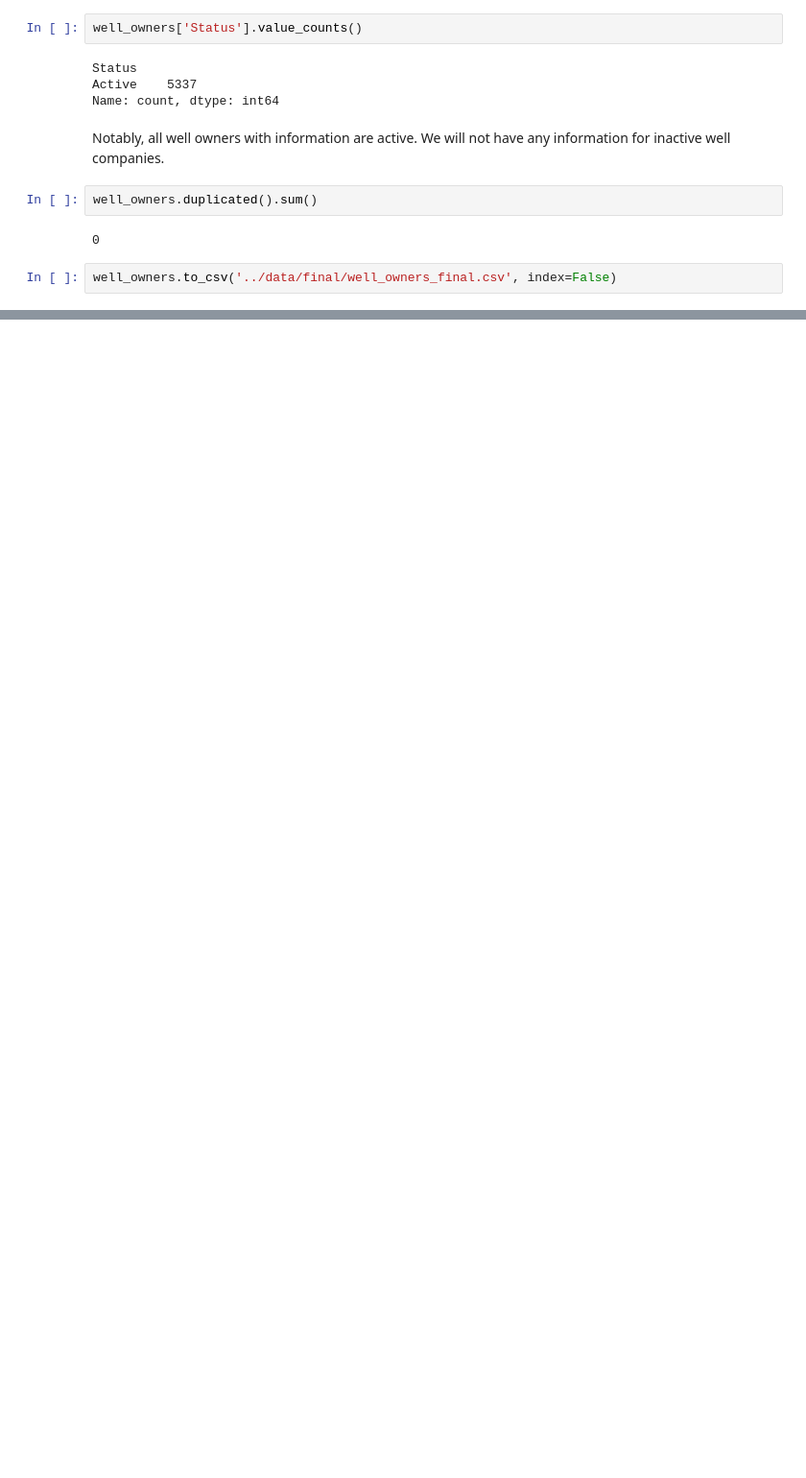
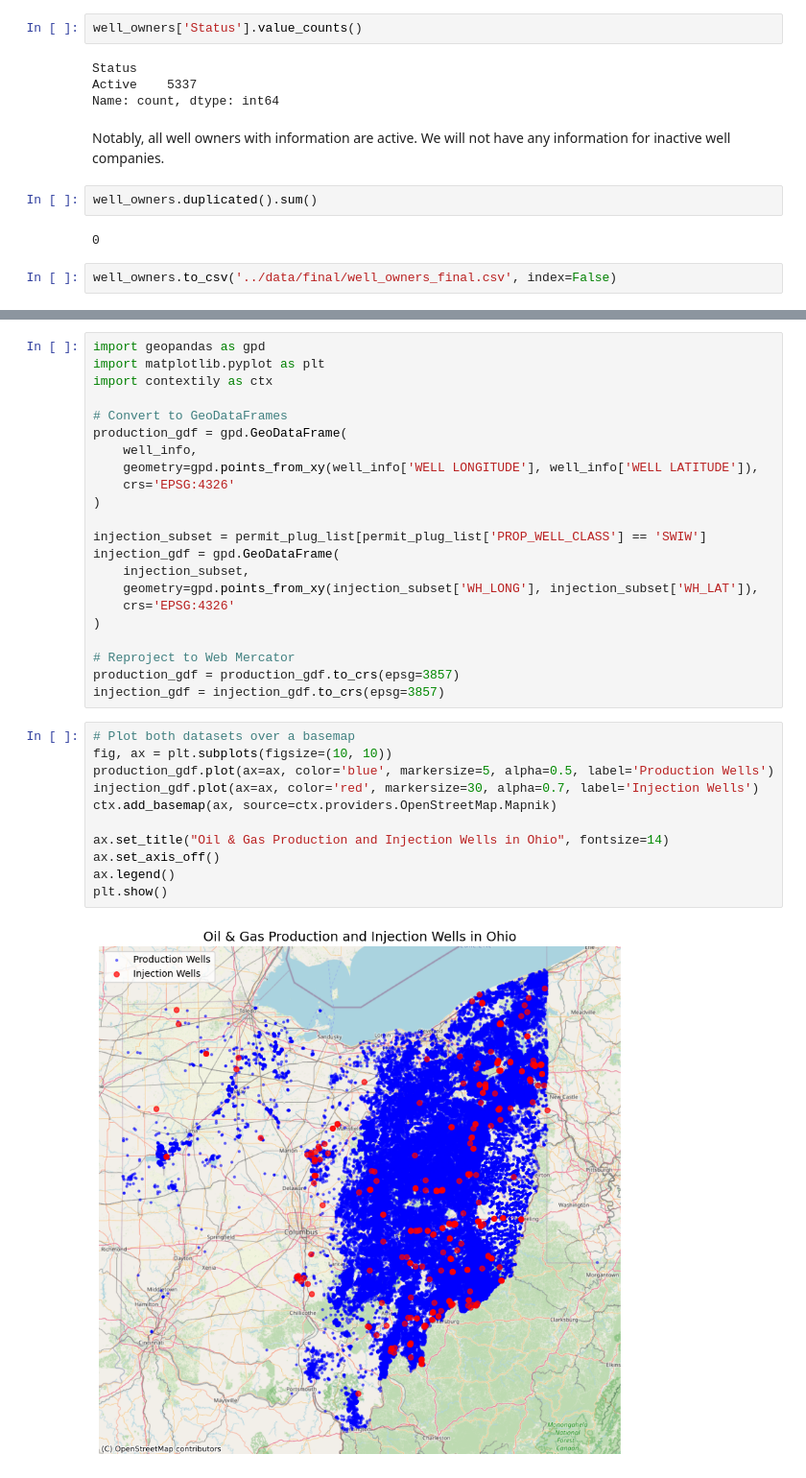
Before and after one commit to Aguilar0126/Two-Birds-One-Stonebridge, a Jupyter notebook: notebooks/exploratory_analysis.ipynb, the cells around one changed output, grey strips where cells are left out. Shown at 96% size. Drawn from its saved outputs; the diff is of its cells as text; blank space fills up the shorter version.

```diff
--- a/notebooks/exploratory_analysis.ipynb
+++ b/notebooks/exploratory_analysis.ipynb
@@ -673,0 +756,35 @@ well_owners.to_csv('../data/final/well_owners_final.csv', index=False)
+# %%
+import geopandas as gpd
+import matplotlib.pyplot as plt
+import contextily as ctx
+
+# Convert to GeoDataFrames
+production_gdf = gpd.GeoDataFrame(
+    well_info,
+    geometry=gpd.points_from_xy(well_info['WELL LONGITUDE'], well_info['WELL LATITUDE']),
+    crs='EPSG:4326'
+)
+
+injection_subset = permit_plug_list[permit_plug_list['PROP_WELL_CLASS'] == 'SWIW']
+injection_gdf = gpd.GeoDataFrame(
+    injection_subset,
+    geometry=gpd.points_from_xy(injection_subset['WH_LONG'], injection_subset['WH_LAT']),
+    crs='EPSG:4326'
+)
+
+# Reproject to Web Mercator
+production_gdf = production_gdf.to_crs(epsg=3857)
+injection_gdf = injection_gdf.to_crs(epsg=3857)
+# %%
+# Plot both datasets over a basemap
+fig, ax = plt.subplots(figsize=(10, 10))
+production_gdf.plot(ax=ax, color='blue', markersize=5, alpha=0.5, label='Production Wells')
+injection_gdf.plot(ax=ax, color='red', markersize=30, alpha=0.7, label='Injection Wells')
+ctx.add_basemap(ax, source=ctx.providers.OpenStreetMap.Mapnik)
+
+ax.set_title("Oil & Gas Production and Injection Wells in Ohio", fontsize=14)
+ax.set_axis_off()
+ax.legend()
+plt.show()
+# %% [output]
+[figure, added]
```
Also changed, not shown: parts of 14 cells of this notebook, 4 other files.
